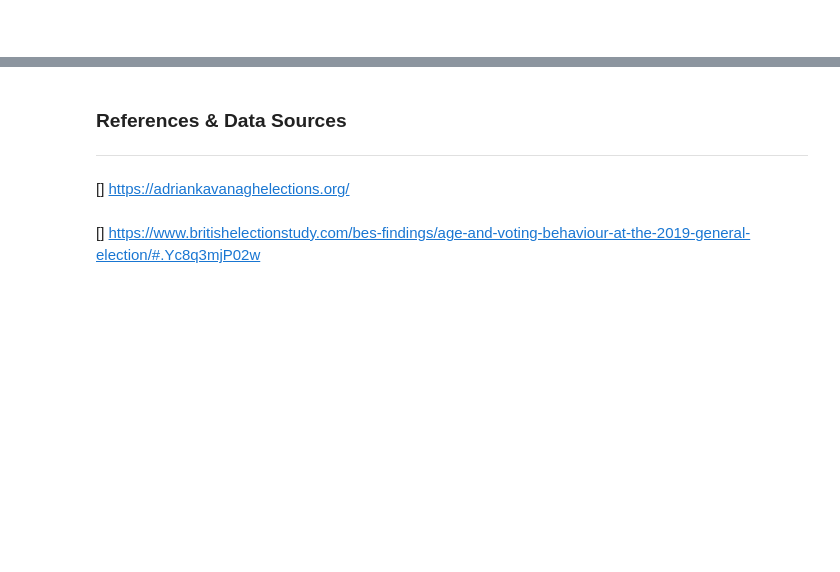
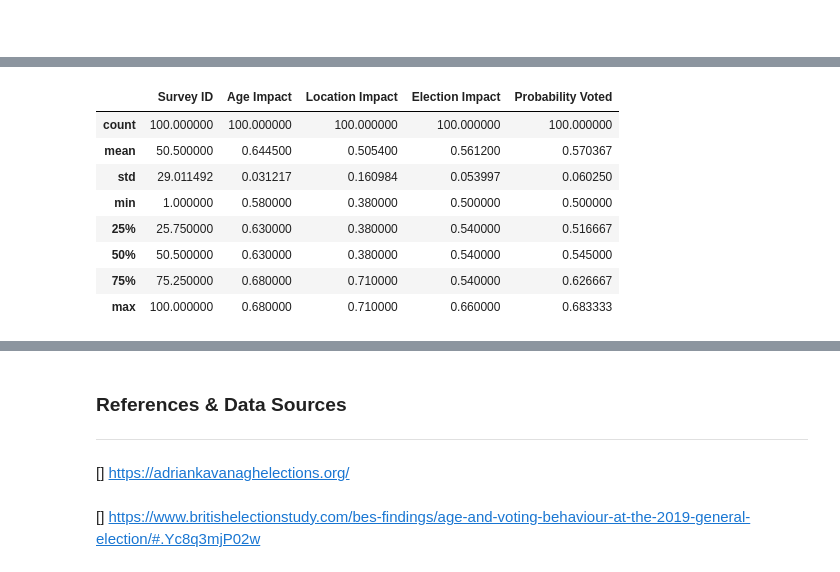
Before and after one commit to G00398258/progda_project, a Jupyter notebook: progda_project.ipynb, the cells around one changed output, grey strips where cells are left out. Cells and saved outputs as stored; diff of their text form; code cells hidden in the pictures; blank space fills up the shorter version.

```diff
--- a/progda_project.ipynb
+++ b/progda_project.ipynb
@@ -604,0 +669,12 @@ array(['urban', 'rural', 'urban', 'urban', 'rural', 'rural', 'urban',
+# %%
+df_all_data.describe()
+# %% [output]
+|  | Survey ID | Age Impact | Location Impact | Election Impact | Probability Voted |
+| count | 100.000000 | 100.000000 | 100.000000 | 100.000000 | 100.000000 |
+| mean | 50.500000 | 0.644500 | 0.505400 | 0.561200 | 0.570367 |
+| std | 29.011492 | 0.031217 | 0.160984 | 0.053997 | 0.060250 |
+| min | 1.000000 | 0.580000 | 0.380000 | 0.500000 | 0.500000 |
+| 25% | 25.750000 | 0.630000 | 0.380000 | 0.540000 | 0.516667 |
+| 50% | 50.500000 | 0.630000 | 0.380000 | 0.540000 | 0.545000 |
+| 75% | 75.250000 | 0.680000 | 0.710000 | 0.540000 | 0.626667 |
+| max | 100.000000 | 0.680000 | 0.710000 | 0.660000 | 0.683333 |
```
Also changed, not shown: parts of 76 cells of this notebook.
